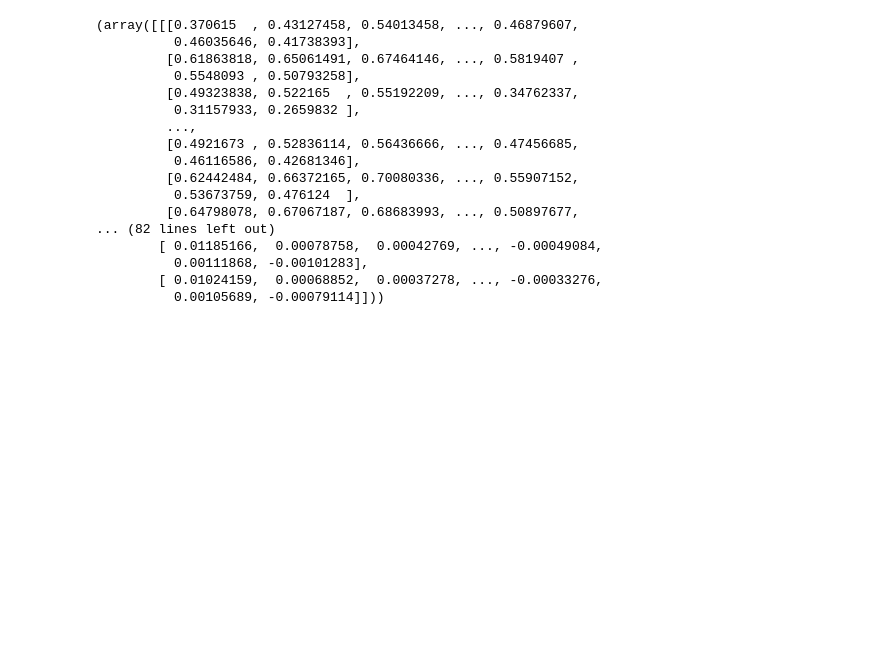
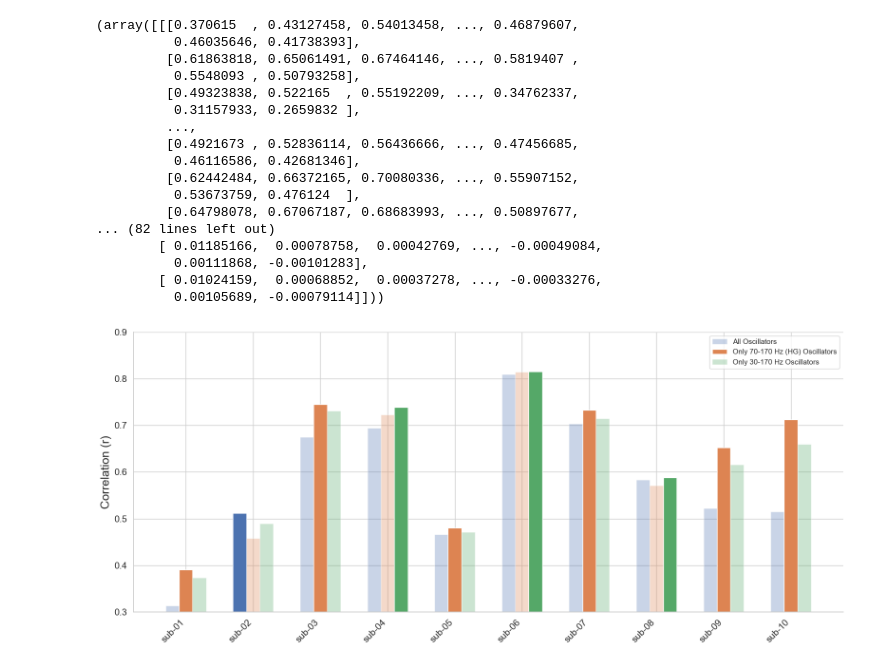
Before and after one commit to LisaPonsteen/SSR-neural-speech-decoding, a Jupyter notebook: evaulate_model.ipynb, the cells around one changed output. Cells and saved outputs as stored; diff of their text form; code cells hidden in the pictures; blank space fills up the shorter version.

```diff
--- a/evaulate_model.ipynb
+++ b/evaulate_model.ipynb
@@ -337,3 +337,103 @@ sub-10 has mean correlation of 0.700891
           0.00111868, -0.00101283],
         [ 0.01024159,  0.00068852,  0.00037278, ..., -0.00033276,
           0.00105689, -0.00079114]]))
+# %%
+import numpy as np
+import matplotlib.pyplot as plt
+import os
+
+
+title = "Performance Comparison with different oscillator selection"
+
+names = [
+    'All Oscillators',
+    'Only 70-170 Hz (HG) Oscillators',
+    'Only 30-170 Hz Oscillators'
+]
+
+# 1. Load data directly from the table (rows: subjects, columns: models)
+data = np.array([
+    #[all oscs, 70-170, 30-170]
+    [0.3135, 0.3902, 0.3737],  # sub-01
+    [0.5115, 0.4581, 0.4894],  # sub-02
+    [0.6748, 0.7447, 0.7307],  # sub-03
+    [0.6946, 0.7224, 0.7387],  # sub-04
+    [0.4661, 0.4805, 0.4709],  # sub-05
+    [0.8091, 0.8144, 0.8159],  # sub-06
+    [0.7038, 0.7332, 0.7141],  # sub-07
+    [0.5827, 0.5708, 0.5881],  # sub-08
+    [0.5221, 0.6529, 0.6155],  # sub-09
+    [0.5150, 0.7125, 0.6591]   # sub-10
+])
+
+# Format data into results structure expected by the rest of your pipeline
+results = [data[:, i].reshape(10, 1, 1) for i in range(3)]
+
+# Calculate means and stds for each model
+means = [np.mean(res, axis=(1, 2)) for res in results]
+stds = [np.std(res, axis=(1, 2)) for res in results]
+
+# Determine the index of the best model for each subject
+means_matrix = np.array(means).T  # Shape: (10 subjects, 3 models)
+best_model_indices = np.argmax(means_matrix, axis=1)
+
+# Plotting
+prefixes = names
+n_models = len(prefixes)
+n_subs = len(means[0])
+x = np.arange(n_subs)
+
+# Adjust width and offsets based on number of models
+width = 0.2
+offsets = np.linspace(-(width * (n_models - 1) / 2), (width * (n_models - 1) / 2), n_models)
+
+fig, ax = plt.subplots(figsize=(16, 7))
+
+# Plot bars and scatter points subject by subject to change alpha dynamically
+for i in range(n_models):
+    for p in range(n_subs):
+        # Check if model 'i' is the best model for subject 'p'
+        is_best = (best_model_indices[p] == i)
+        alpha_val = 1.0 if is_best else 0.3  # Fully opaque for best model, transparent for others
+
+        # Plot Bars
+        ax.bar(p + offsets[i], means[i][p], width,
+               label=names[i] if p == 0 else "", alpha=alpha_val, color=f'C{i}', capsize=3)
+        '''
+        # Add scatter points for individual observations
+        vals = np.mean(results[i][p], axis=1)
+        ax.scatter(np.repeat(p + offsets[i], len(vals)), vals,
+                   color=f'C{i}', s=15, alpha=alpha_val, edgecolors='white', linewidth=0.5)'''
+
+
+'''
+# Add the overall mean lines for all models
+overall_means = [0.579, 0.624, 0.620]
+for i in range(n_models):
+    ax.axhline(y=overall_means[i], color=f'C{i}', linestyle='--', alpha=0.8, linewidth=1.5,
+               label=f'{names[i]} (Overall Mean: {overall_means[i]:.3f})')
+'''
+# Styling
+ax.set_ylabel('Correlation (r)', fontsize=18)
+#ax.set_title(title, fontsize=20, pad=20)
+ax.set_xticks(x)
+ax.set_xticklabels([f'sub-{i+1:02d}' for i in x], rotation=45, ha='right', fontsize=14)
+
+# Set the updated y-axis limits requested
+ax.set_ylim(0.3, 0.9)
+
+# Clean up spines
+ax.spines['right'].set_visible(False)
+ax.spines['top'].set_visible(False)
+ax.tick_params(axis='both', which='major', labelsize=14, width=2)
+
+# Legend and Layout
+ax.legend(fontsize=11, loc='upper right')# bbox_to_anchor=(1, 1))
+plt.tight_layout()
+
+# Save and Show
+result_path = './'  # Adjusted to current directory
+plt.savefig(os.path.join(result_path, 'osc_selection.png'), dpi=600, bbox_inches='tight')
+plt.show()
+# %% [output]
+[figure, added]
```
Also changed, not shown: 11 other files.
